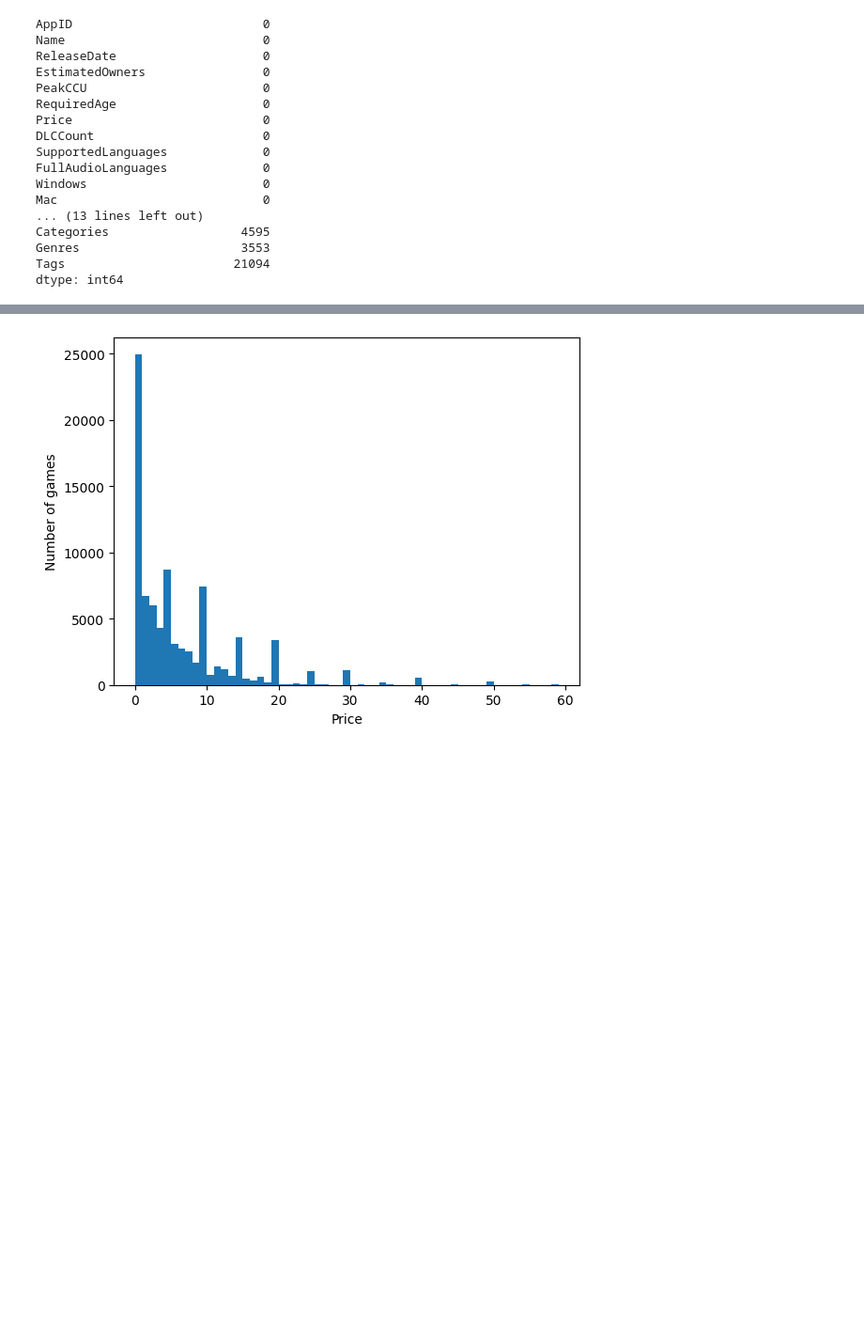
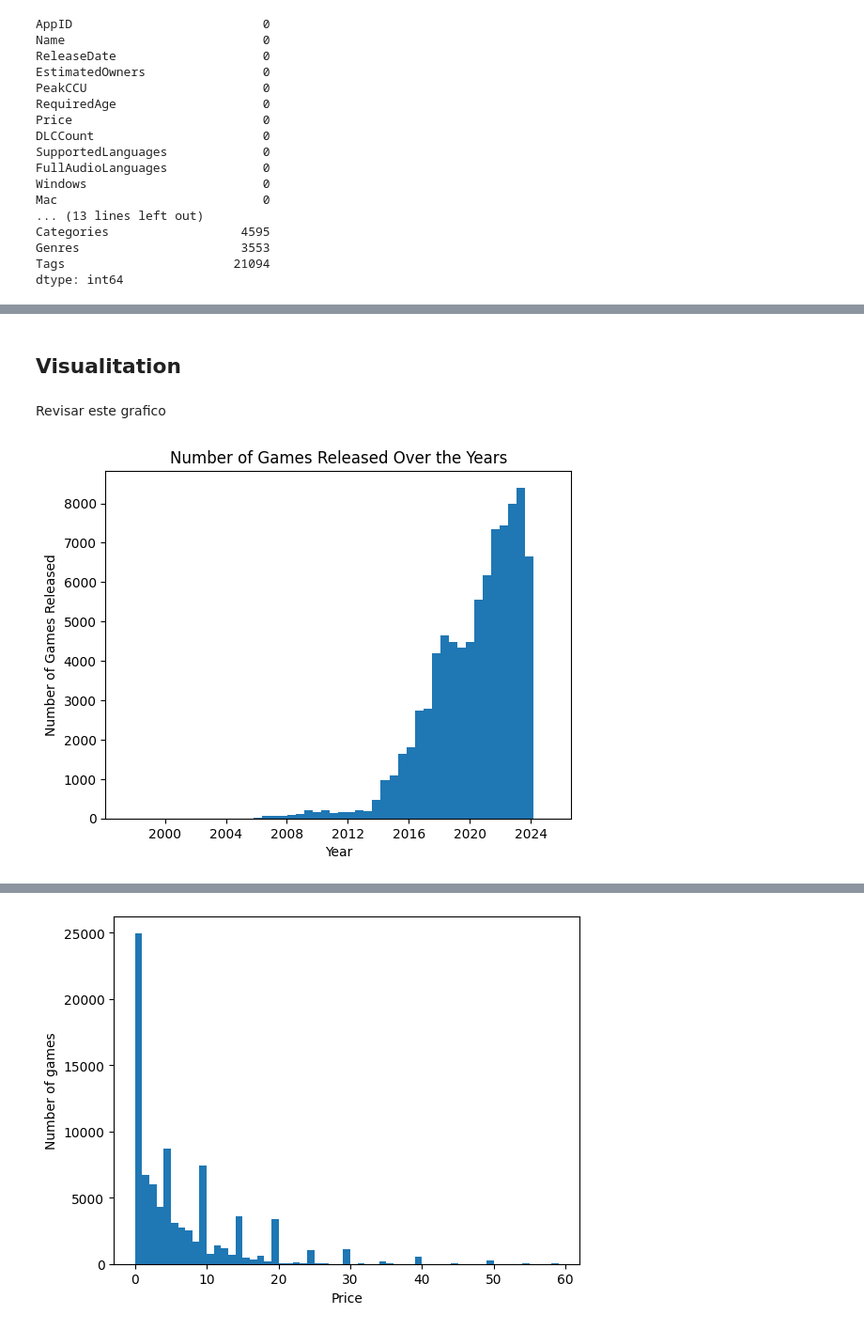
Before and after one commit to SamuelEscalante/SteamGames_Repository, a Jupyter notebook: notebooks/EDA/raw_eda.ipynb, the cells around one changed output, grey strips where cells are left out. Shown at 94% size. Cells and saved outputs as stored; diff of their text form; code cells hidden in the pictures; blank space fills up the shorter version.

```diff
--- a/notebooks/EDA/raw_eda.ipynb
+++ b/notebooks/EDA/raw_eda.ipynb
@@ -327,0 +159,2 @@ plt.show()
+# %%
+games['Publishers'].fillna('No information about this', inplace=True)
@@ -327,0 +170,2 @@ plt.show()
+# %%
+games['Categories'].fillna('No information about this', inplace=True)
@@ -327,0 +181,2 @@ plt.show()
+# %%
+games['Genres'].fillna('No information about this', inplace=True)
@@ -327,0 +192,2 @@ plt.show()
+# %%
+games['Tags'].fillna('No information about this', inplace=True)
@@ -327,0 +221,14 @@ plt.show()
+# %% [markdown]
+## Visualitation
+# %% [markdown]
+Revisar este grafico
+# %%
+games['ReleaseDate'] = pd.to_datetime(games['ReleaseDate'], format='mixed')
+
+plt.hist(games['ReleaseDate'], bins=50)
+plt.xlabel('Year')
+plt.ylabel('Number of Games Released')
+plt.title('Number of Games Released Over the Years')
+plt.show()
+# %% [output]
+[figure, added]
```
Also changed, not shown: parts of 89 cells of this notebook, 2 other files.
